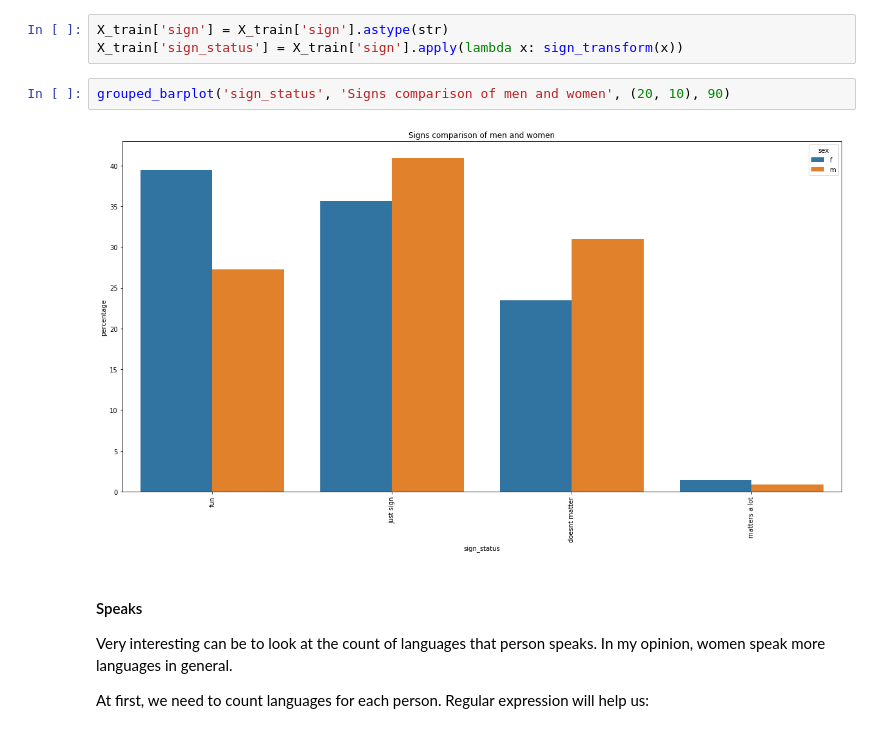
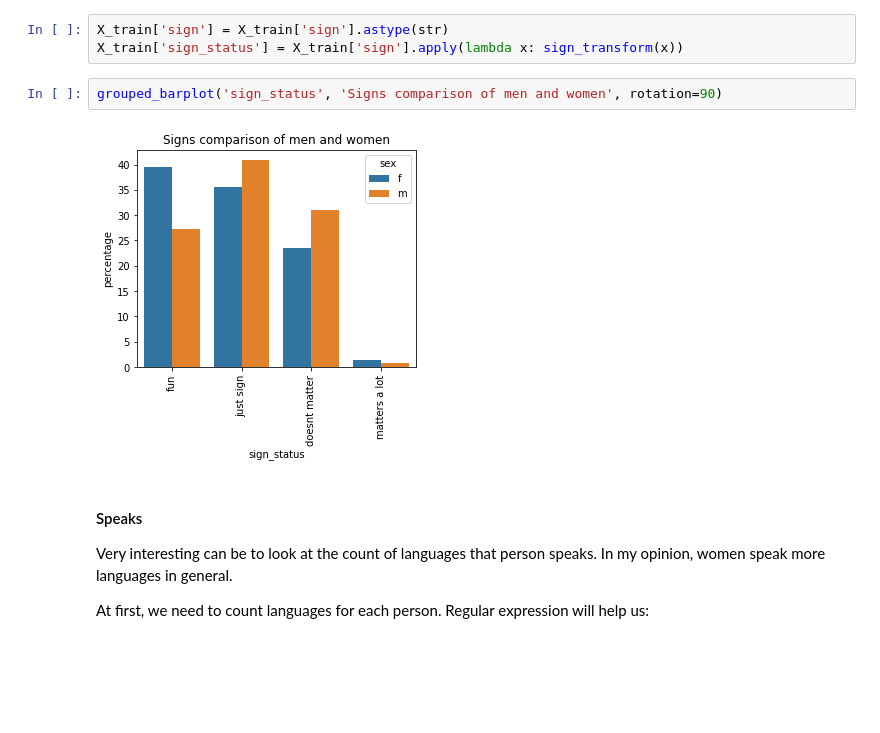
Before and after one commit to pmacinec/vos2-men-women-classification, a Jupyter notebook: projekt1_macinec.ipynb, the cells around one changed output. Saved outputs shown, nothing was run; the diff lists cells and outputs as text; blank space fills up the shorter version.

```diff
--- a/projekt1_macinec.ipynb
+++ b/projekt1_macinec.ipynb
@@ -411,9 +415,9 @@ def sign_transform(x):
 X_train['sign'] = X_train['sign'].astype(str)
 X_train['sign_status'] = X_train['sign'].apply(lambda x: sign_transform(x))
 # %%
-grouped_barplot('sign_status', 'Signs comparison of men and women', (20, 10), 90)
+grouped_barplot('sign_status', 'Signs comparison of men and women', rotation=90)
 # %% [output]
-[figure, old version]
+[figure, new version]
 # %% [markdown]
 #### Speaks
 
```
Also changed, not shown: parts of 138 cells of this notebook.
